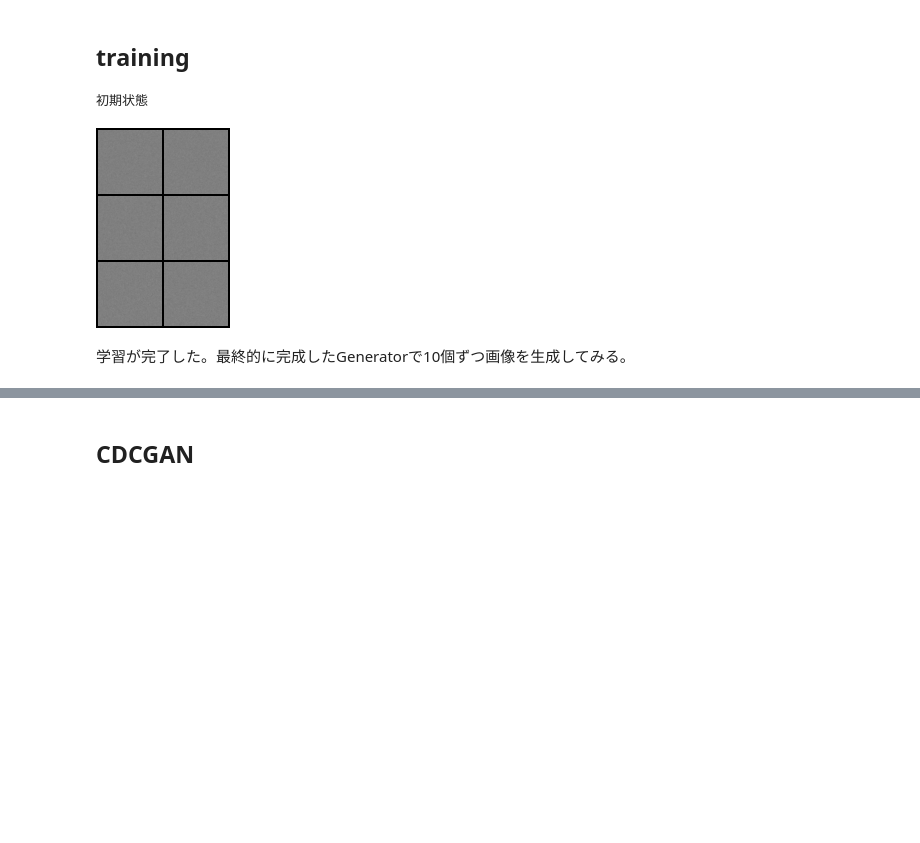
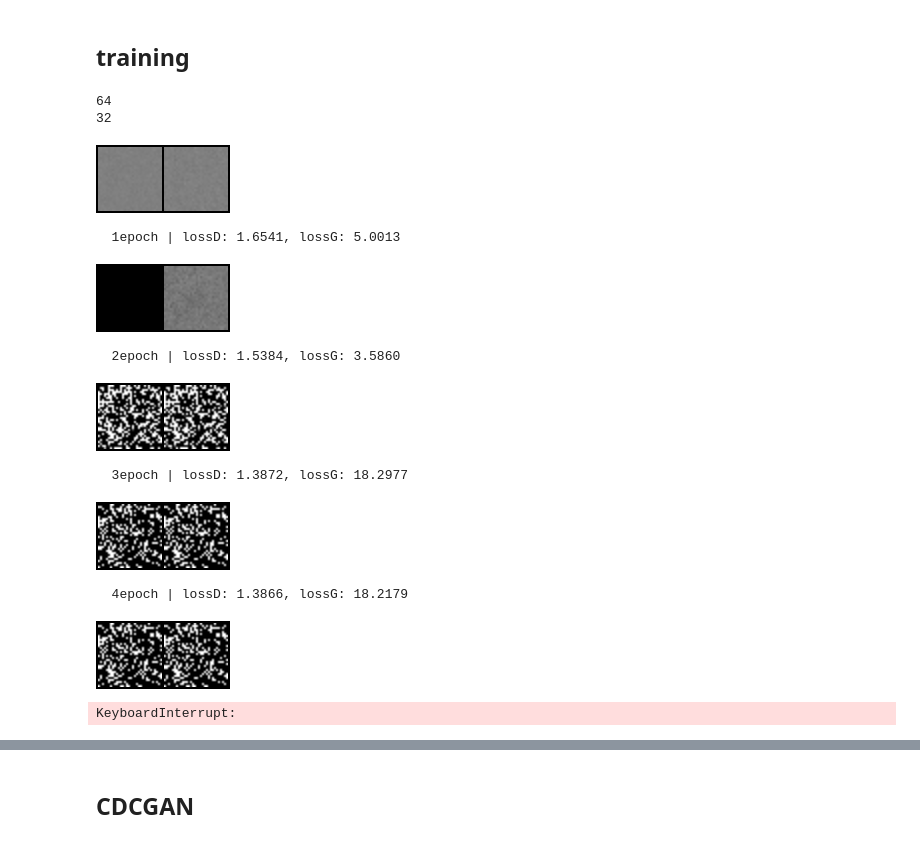
Before and after one commit to PotatoPotato12345678/PBL5, a Jupyter notebook: CGAN.ipynb, the cells around one changed output, grey strips where cells are left out. Cells and saved outputs as stored; diff of their text form; code cells hidden in the pictures; blank space fills up the shorter version.

```diff
--- a/CGAN.ipynb
+++ b/CGAN.ipynb
@@ -40,4 +71,15 @@ device(type='cpu')
 # %%
+def create_num_to_label():
+    with open("IP102/ip102_v1.1/num_label_reduced.txt") as f:
+        num_to_label = {}
+        for text in f.read().split("\n"):
+            n,l = text.split(' ',1);
+            num_to_label[n] = l.strip()
+
+    return num_to_label
+
+num_to_label = create_num_to_label()
+
 def create_name_to_num():
     with open("IP102/ip102_v1.1/name_num_table.txt") as f:
         name_to_num = [] # class data
@@ -98,9 +146,9 @@ class MyImageDataset(Dataset):
 
         return image, label
 
-#transforms.Pad(padding),
 transform = transforms.Compose([
-    transforms.Resize((640,640)),
+    transforms.Grayscale(num_output_channels=1),
+    transforms.Resize((resize,resize)),
     transforms.ToTensor()
 ])
 
@@ -109,14 +157,14 @@ labels = DA_path_to_num[:, 1]
 labels = labels.astype(np.int64)
 
 dataset = MyImageDataset(image_paths, labels, transform=transform)
-dataloader = DataLoader(dataset, batch_size=64, shuffle=True)
+dataloader = DataLoader(dataset, batch_size=batch_size, shuffle=True, drop_last=True)
 
 dataset.targets = torch.tensor(labels)
 
 sample_x, sample_y = next(iter(dataloader))
 n_classes = len(torch.unique(dataset.targets))
 w, h = sample_x.shape[-2:]
-image_size = w * h * 3
+image_size = w * h
 print("batch shape:", sample_x.shape)
 print("width:", w)
 print("height:", h)
@@ -215,17 +260,3 @@ plt.tight_layout()
 # %% [markdown]
 ## training
-# %%
-def write(netG, n_rows=1, size=64):
-    n_images = n_rows * n_classes
-    z = make_noise(torch.tensor(list(range(n_classes)) * n_rows))
-    images = netG(z)
-    images = transforms.Resize(size)(images)
-    img = torchvision.utils.make_grid(images, n_images // n_rows)
-    img = transforms.functional.to_pil_image(img)
-    display(img)
-
-def make_false_labels(labels):
-    diff = torch.randint(1, n_classes, size=labels.size(), device=device)
-    fake_labels = (labels + diff) % n_classes
-    return fake_labels
 # %%
@@ -271,21 +327,32 @@ def train(netD, netG, optimD, optimG, n_epochs, write_interval=1):
         if write_interval and epoch % write_interval == 0:
             write(netG)
 # %%
+print(batch_size)
+print(resize)
+
 netD = Discriminator().to(device)
 netG = Generator().to(device)
-optimD = optim.Adam(netD.parameters(), lr=0.0002)
-optimG = optim.Adam(netG.parameters(), lr=0.0002)
+optimD = optim.Adam(netD.parameters(), lr=0.01)
+optimG = optim.Adam(netG.parameters(), lr=0.01)
 n_epochs = 5
 
-print('初期状態')
+
 write(netG)
 train(netD, netG, optimD, optimG, n_epochs)
 # %% [output]
-初期状態
+64
+32
-[figure, old version]
+[figure, new version]
+  1epoch | lossD: 1.6541, lossG: 5.0013
+[figure, added]
+  2epoch | lossD: 1.5384, lossG: 3.5860
+[figure, added]
+  3epoch | lossD: 1.3872, lossG: 18.2977
+[figure, added]
+  4epoch | lossD: 1.3866, lossG: 18.2179
+[figure, added]
+KeyboardInterrupt:
 # %%
 train(netD, netG, optimD, optimG, 30, 5)
-# %% [markdown]
-学習が完了した。最終的に完成したGeneratorで10個ずつ画像を生成してみる。
 # %%
 write(netG, 10)
```
Also changed, not shown: parts of 11 cells of this notebook, 1 other file.
